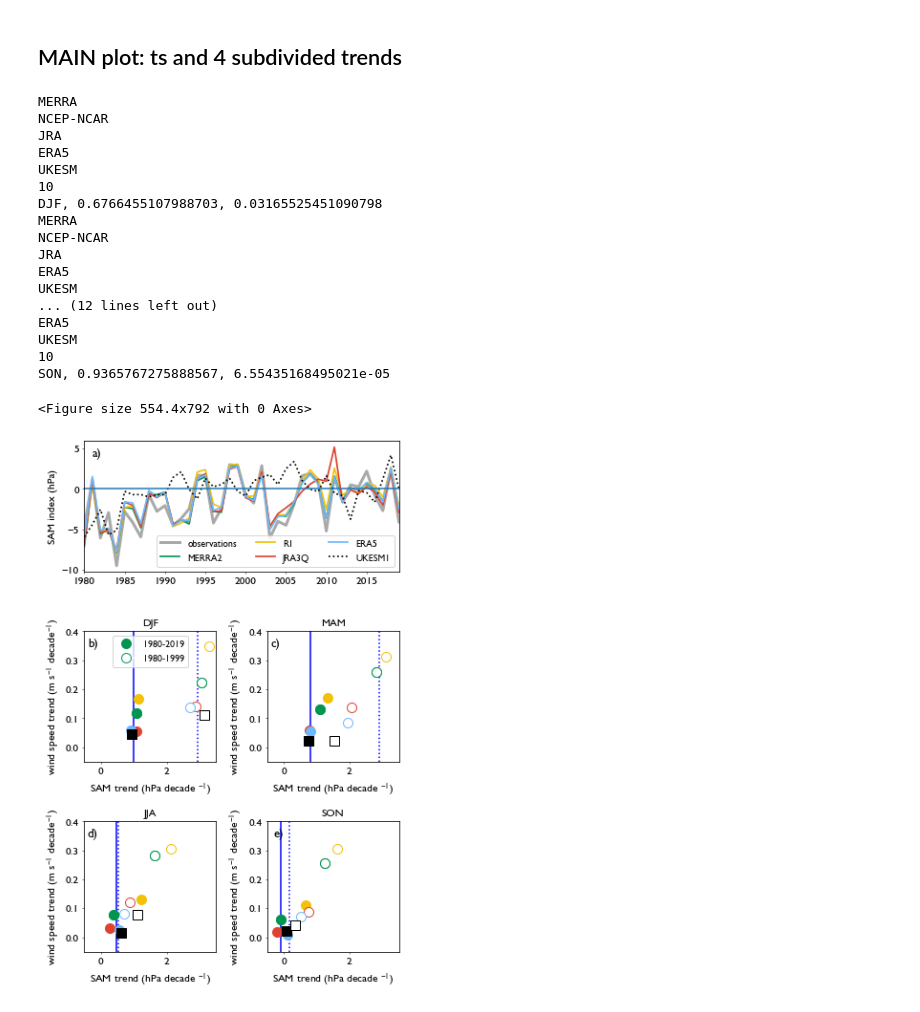
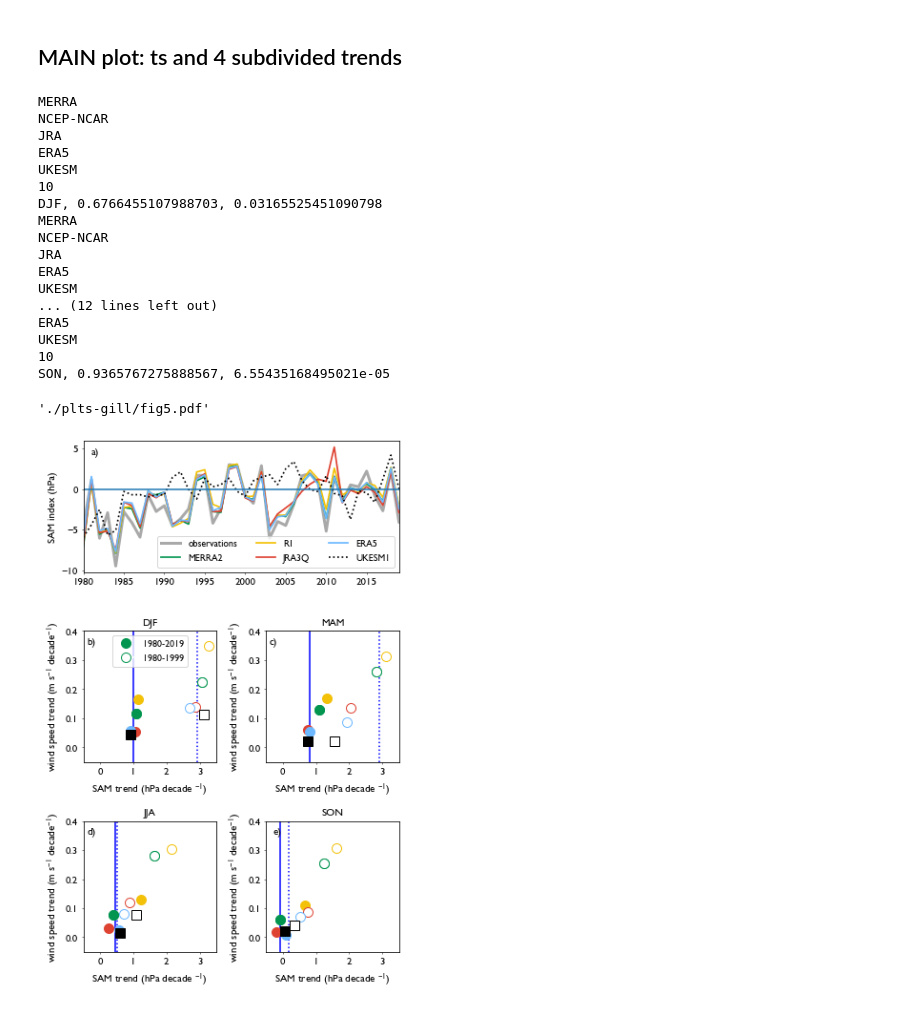
Before and after one commit to tjarnikova/windEval, a Jupyter notebook: plottingCode/Fig-SAM.ipynb, the cells around one changed output. Cells and saved outputs as stored; diff of their text form; code cells hidden in the pictures.

```diff
--- a/plottingCode/Fig-SAM.ipynb
+++ b/plottingCode/Fig-SAM.ipynb
@@ -213,5 +215,7 @@ df.to_csv(f'./plts/SAM_trend-1980-1999.csv')
 df2.attrs = {"made in": 'plottingCode/Fig-SAM.ipynb'}
 df2.to_csv(f'./plts/SAM_trendsig-1980-1999.csv')
 # %%
-df
+w = pd.read_csv('./plts/SAM_trend-1980-1999.csv', index_col = 0)
+#w['UKESMEMtest'] = w[["UKESMm1", "UKESMm2", "UKESMm3"]].mean(axis=1)
+w['ERA5']
 # %% [output]
@@ -253,7 +257,7 @@ from matplotlib import rcParams
 plt.rcParams['text.usetex'] = False
 plt.rc('font', **font)
 
-fs = 11.5
+fs = 11
 # Set global font size
 rcParams.update({
     'font.size': fs,            # Base font size
@@ -321,8 +327,5 @@ def moving_average(timeseries, n = 3):
 # %%
-fact = 1.1
 
-# Create a figure and define the gridspec layout
-fig = plt.figure(figsize=(7.*fact, 10*fact))
 
 fact = 0.9
 fig = plt.figure(figsize=(6.1*fact, 9.2*fact))
@@ -499,37 +502,40 @@ ax1.set_xlim([1980,2019])
 ax1.axhline(y=0)
 ax1.set_ylabel('SAM index (hPa)', fontproperties=gill_font)
 
-fs = 13
+fs = 11
 ax1.text(0.025, 0.95, 'a)', transform=ax1.transAxes,
         fontsize=fs, va='top', ha='left', fontproperties=gill_font)
 ax2.text(0.025, 0.95, 'b)', transform=ax2.transAxes,
        fontsize=fs, va='top', ha='left', fontproperties=gill_font)
 ax3.text(0.025, 0.95, 'c)', transform=ax3.transAxes,
         fontsize=fs, va='top', ha='left', fontproperties=gill_font)
 ax4.text(0.025, 0.95, 'd)', transform=ax4.transAxes,
         fontsize=fs, va='top', ha='left', fontproperties=gill_font)
 ax5.text(0.05, 0.95, 'e)', transform=ax5.transAxes,
         fontsize=fs, va='top', ha='left', fontproperties=gill_font)
 
 plt.tight_layout()
 fig.savefig('./plts-gill/Fig-SAM.jpg', dpi = 300, bbox_inches='tight')
+
+import jpgtopdf as jp
+jp.convert_jpg_to_pdf('./plts-gill/Fig-SAM.jpg', './plts-gill/fig5.pdf')
 # %% [output]
 MERRA
 NCEP-NCAR
 JRA
 ERA5
 UKESM
 10
 DJF, 0.6766455107988703, 0.03165525451090798
 MERRA
 NCEP-NCAR
 JRA
 ERA5
 UKESM
 ... (12 lines left out)
 ERA5
 UKESM
 10
 SON, 0.9365767275888567, 6.55435168495021e-05
-<Figure size 554.4x792 with 0 Axes>
+'./plts-gill/fig5.pdf'
-[figure, old version]
+[figure, new version]
```
Also changed, not shown: parts of 4 cells of this notebook, 20 other files.
